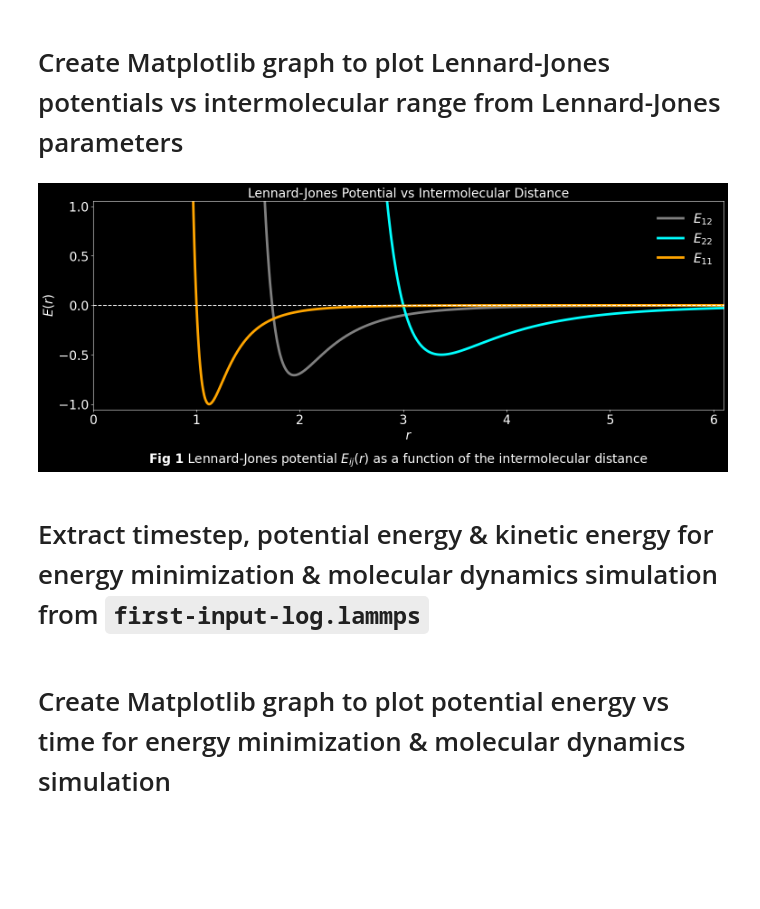
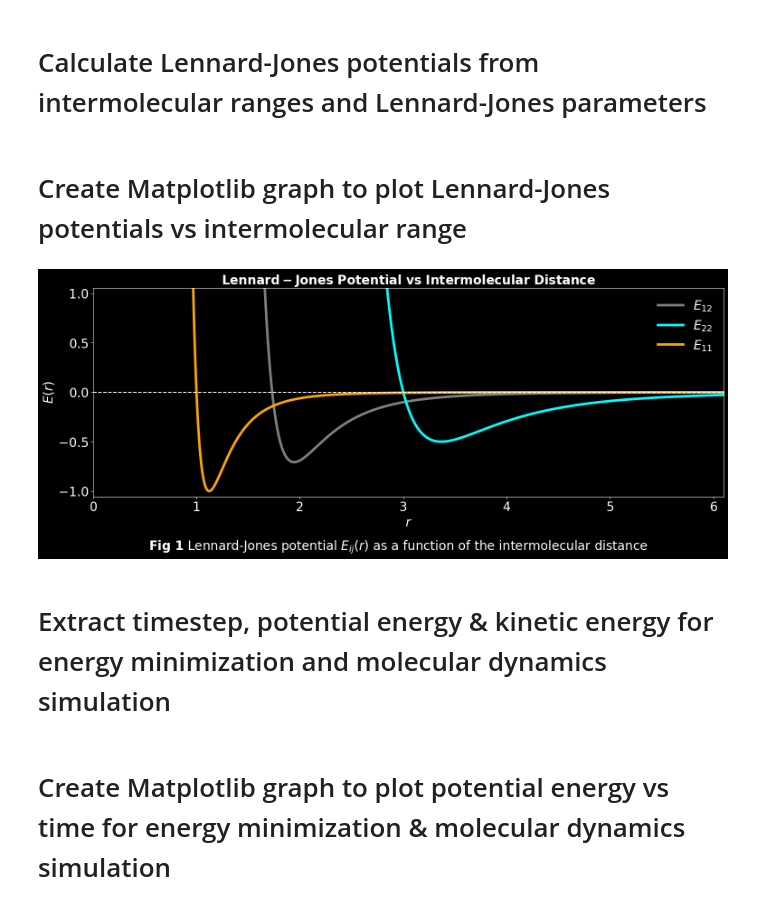
Before and after one commit to c-vandenberg/lammps-tutorials, a Jupyter notebook: simon-gravelle/level-1/lennard-jones-fluid/first-input/notebooks/lennard_jones_potential.ipynb, the cells around one changed output. Cells and saved outputs as stored; diff of their text form; code cells hidden in the pictures; blank space fills up the shorter version.

Commit message:
Update improved input notebook and add bold titles to all graphs

```diff
--- a/simon-gravelle/level-1/lennard-jones-fluid/first-input/notebooks/lennard_jones_potential.ipynb
+++ b/simon-gravelle/level-1/lennard-jones-fluid/first-input/notebooks/lennard_jones_potential.ipynb
@@ -0,0 +8,2 @@
+# %% [markdown]
+# Calculate Lennard-Jones potentials from intermolecular ranges and Lennard-Jones parameters
@@ -1,26 +23,6 @@
 # %% [markdown]
-# Create Matplotlib graph to plot Lennard-Jones potentials vs intermolecular range from Lennard-Jones parameters
+# Create Matplotlib graph to plot Lennard-Jones potentials vs intermolecular range
 # %%
-import lammps_logfile
-import numpy as numpy
-from numpy import ndarray
-from typing import List
-from matplotlib.legend import Legend
-from matplotlib import pyplot as pyplot
-
-r = numpy.arange(0.5, 10, 0.001)
-sigma_11 = 1.0
-epsilon_11 = 1.0
-sigma_22 = 3.0
-epsilon_22 = 0.5
-
-sigma_12 = numpy.sqrt(sigma_11*sigma_22)
-epsilon_12 = numpy.sqrt(epsilon_11*epsilon_22)
-
-lj_potential_11 = 4*epsilon_11*((sigma_11/r)**12-(sigma_11/r)**6)
-lj_potential_22 = 4*epsilon_22*((sigma_22/r)**12-(sigma_22/r)**6)
-lj_potential_12 = 4*epsilon_12*((sigma_12/r)**12-(sigma_12/r)**6)
-
 # Set up the line graph
 lj_potential_line_graph_figure, lj_potential_line_graph_axes = pyplot.subplots(figsize=(18, 6))
 lj_potential_line_graph_figure.patch.set_facecolor('black')
@@ -34,37 +36,37 @@ for spine in lj_potential_line_graph_axes.spines.values():
 # Plot the data
 lj_potential_line_graph_axes.plot(r, lj_potential_12, color='gray', linewidth=4, label=r'$E_{12}$')
 lj_potential_line_graph_axes.plot(r, lj_potential_22, color='cyan', linewidth=4, label=r'$E_{22}$')
 lj_potential_line_graph_axes.plot(r, lj_potential_11, color='orange', linewidth=4, label=r'$E_{11}$')
 
 # Add dashed line at y=0
 lj_potential_line_graph_axes.axhline(0, color='white', linestyle='--', linewidth=1.5)
 
 # Set axes labels, limits and graph title
 lj_potential_line_graph_axes.set_xlabel(r'$r$', fontsize=20, color='white')
 lj_potential_line_graph_axes.set_ylabel(r'$E(r)$', fontsize=20, color='white')
 lj_potential_line_graph_axes.set_xticks(numpy.arange(0, 6.1, 1))
 lj_potential_line_graph_axes.set_xlim(0, 6.1)
 lj_potential_line_graph_axes.set_yticks(numpy.arange(-1., 1.25, 0.5))
 lj_potential_line_graph_axes.set_ylim(-1.055, 1.055)
-lj_potential_line_graph_axes.set_title('Lennard-Jones Potential vs Intermolecular Distance', fontsize=20, color='white')
+lj_potential_line_graph_axes.set_title(r'$\bf{Lennard-Jones\ Potential\ vs\ Intermolecular\ Distance}$', fontsize=20, color='white')
 
 # Add legend
 lj_potential_legend: Legend = lj_potential_line_graph_axes.legend(loc='upper right', frameon=False, fontsize=20)
 for text in lj_potential_legend.get_texts():
     text.set_color('white')
 
 # Add figure title
 lj_potential_line_graph_figure.text(0.5, -0.075,
                 r'$\bf{Fig\ 1}$ Lennard-Jones potential $E_{ij}(r)$ as a function of the intermolecular distance',
                 ha='center', va='center', color='white', fontsize=20)
 
 # Display the plot
 pyplot.savefig('../reports/figures/graphs/lennard_jones_potential.png', bbox_inches='tight')
 pyplot.show()
 # %% [output]
-[figure, old version]
+[figure, new version]
-# %% [markdown]
-# Extract timestep, potential energy & kinetic energy for energy minimization & molecular dynamics simulation from `first-input-log.lammps`
+# %% [markdown]
+# Extract timestep, potential energy & kinetic energy for energy minimization and molecular dynamics simulation
 # %%
 # Extract first-input-log.lammps log file data & instantiate lammps_logfile.File object
 log_file: lammps_logfile.File = lammps_logfile.File('../logs/first-input-log.lammps')
```
Also changed, not shown: parts of 4 cells of this notebook, 14 other files.
